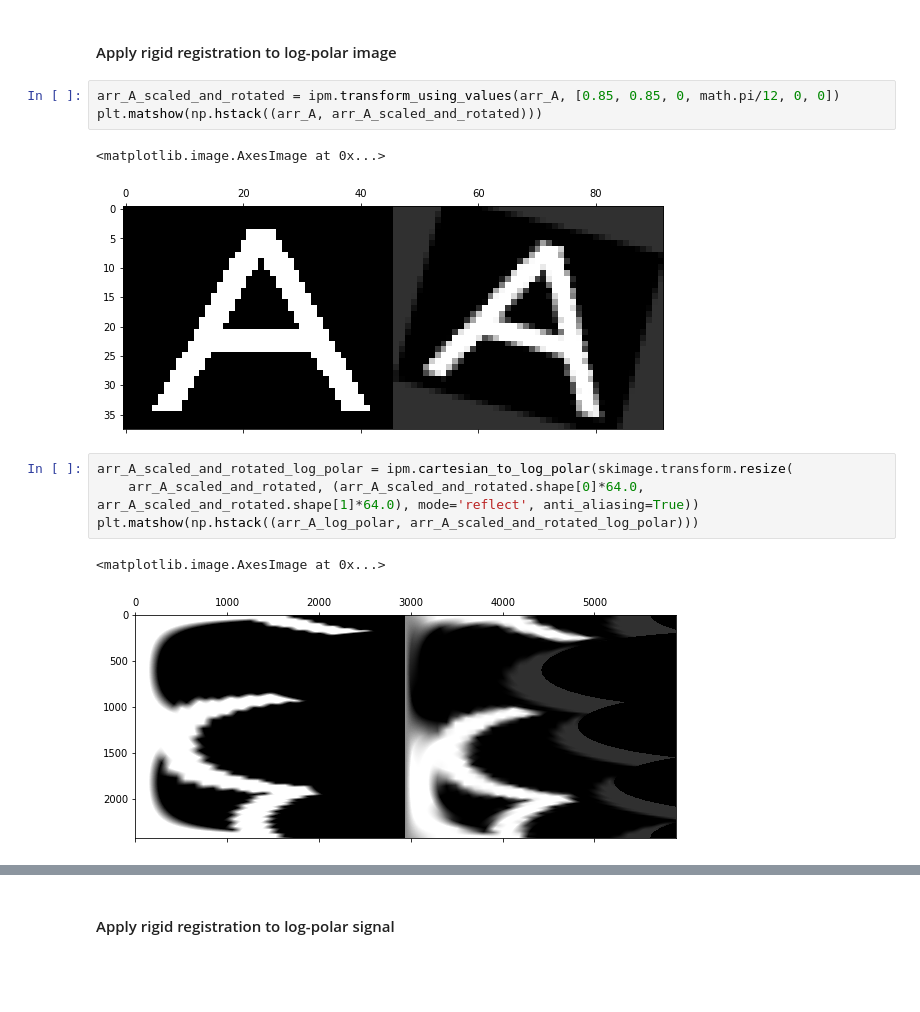
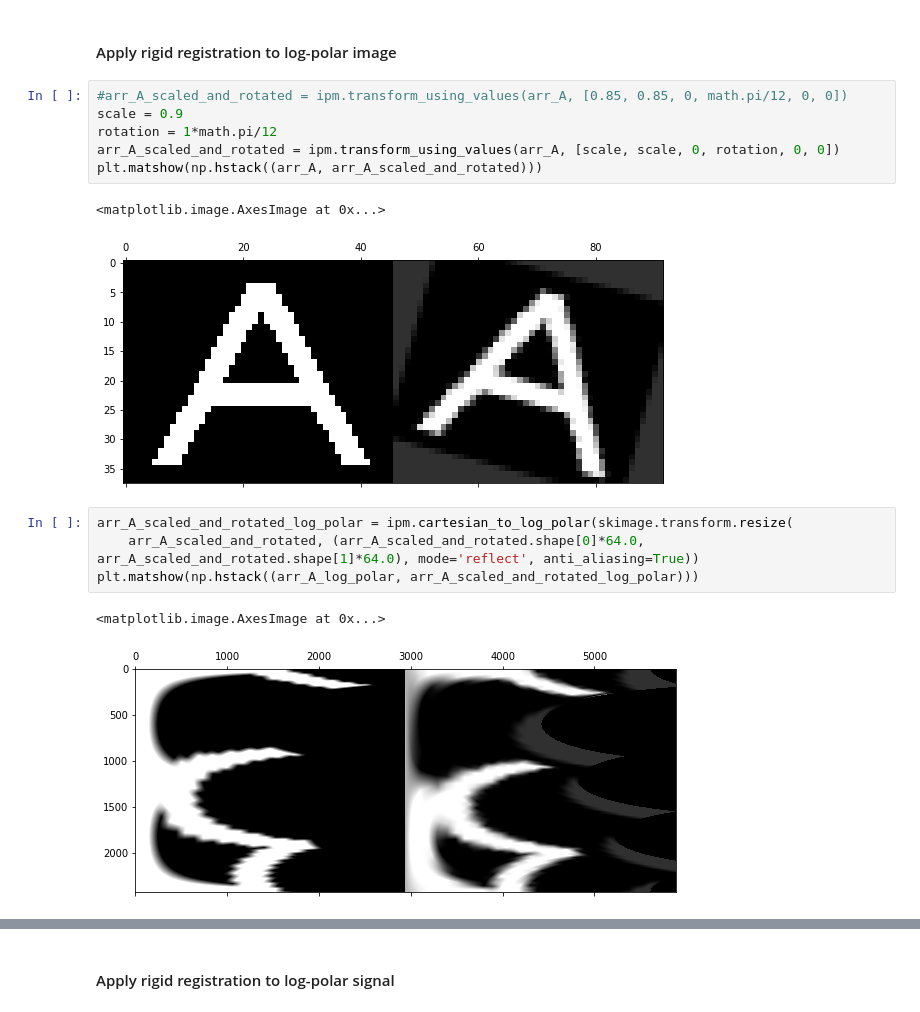
Before and after one commit to LawrenceDior/image-registration, a Jupyter notebook: ImageProcessingDemonstrations.ipynb, the cells around one changed output, grey strips where cells are left out. Cells and saved outputs as stored; diff of their text form; blank space fills up the shorter version.

Commit message:
Added to investigations of log-polar transform in ImageProcessingDemonstrations.ipynb.

```diff
--- a/ImageProcessingDemonstrations.ipynb
+++ b/ImageProcessingDemonstrations.ipynb
@@ -609,15 +609,18 @@ plt.matshow(np.hstack((signal_1.data[0], data_1_0_cartesian_downsampled)))
 # %% [markdown]
 #### Apply rigid registration to log-polar image
 # %%
-arr_A_scaled_and_rotated = ipm.transform_using_values(arr_A, [0.85, 0.85, 0, math.pi/12, 0, 0])
+#arr_A_scaled_and_rotated = ipm.transform_using_values(arr_A, [0.85, 0.85, 0, math.pi/12, 0, 0])
+scale = 0.9
+rotation = 1*math.pi/12
+arr_A_scaled_and_rotated = ipm.transform_using_values(arr_A, [scale, scale, 0, rotation, 0, 0])
 plt.matshow(np.hstack((arr_A, arr_A_scaled_and_rotated)))
 # %% [output]
 <matplotlib.image.AxesImage at 0x...>
-[figure, old version]
+[figure, new version]
 # %%
 arr_A_scaled_and_rotated_log_polar = ipm.cartesian_to_log_polar(skimage.transform.resize(
     arr_A_scaled_and_rotated, (arr_A_scaled_and_rotated.shape[0]*64.0, arr_A_scaled_and_rotated.shape[1]*64.0), mode='reflect', anti_aliasing=True))
 plt.matshow(np.hstack((arr_A_log_polar, arr_A_scaled_and_rotated_log_polar)))
 # %% [output]
 <matplotlib.image.AxesImage at 0x...>
-[figure, old version]
+[figure, new version]
```
Also changed, not shown: parts of 15 cells of this notebook.
